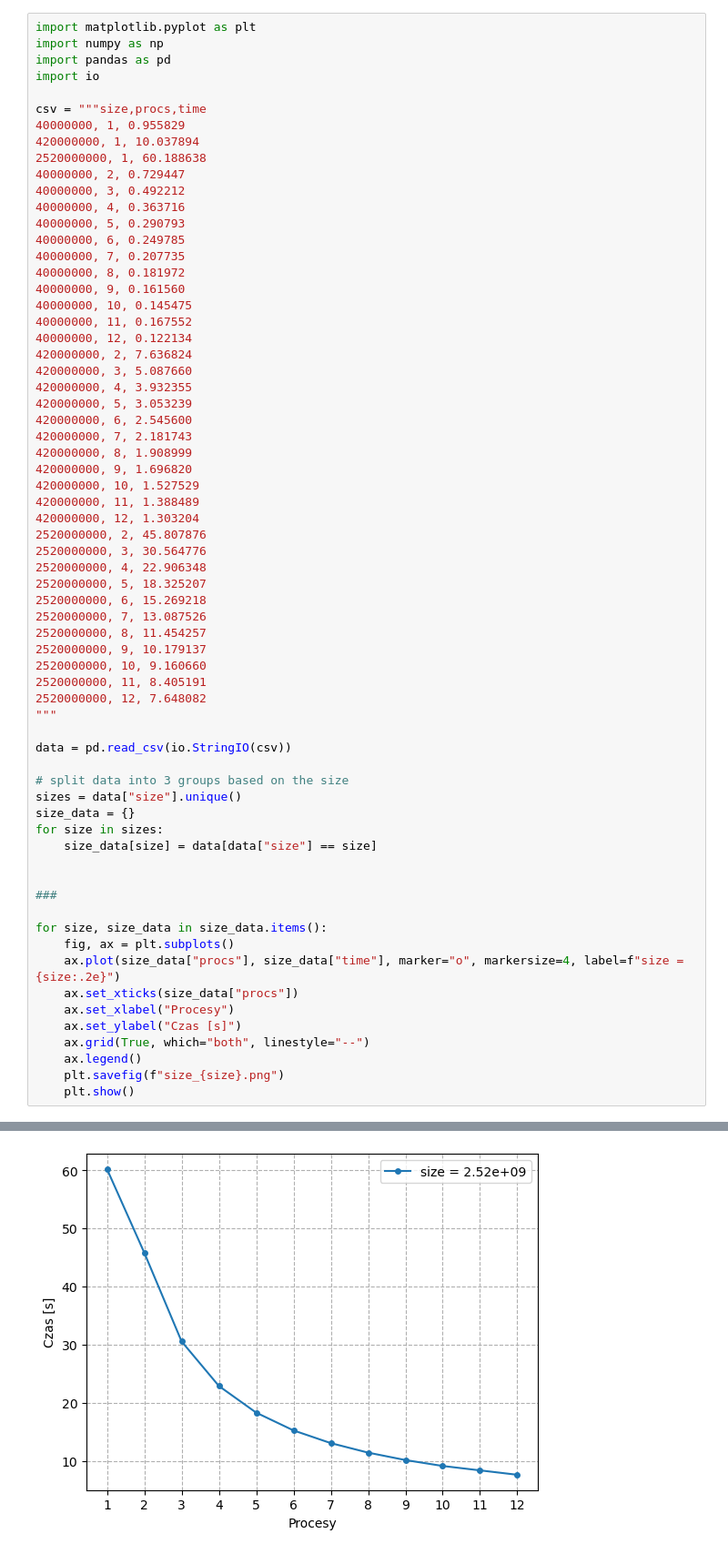
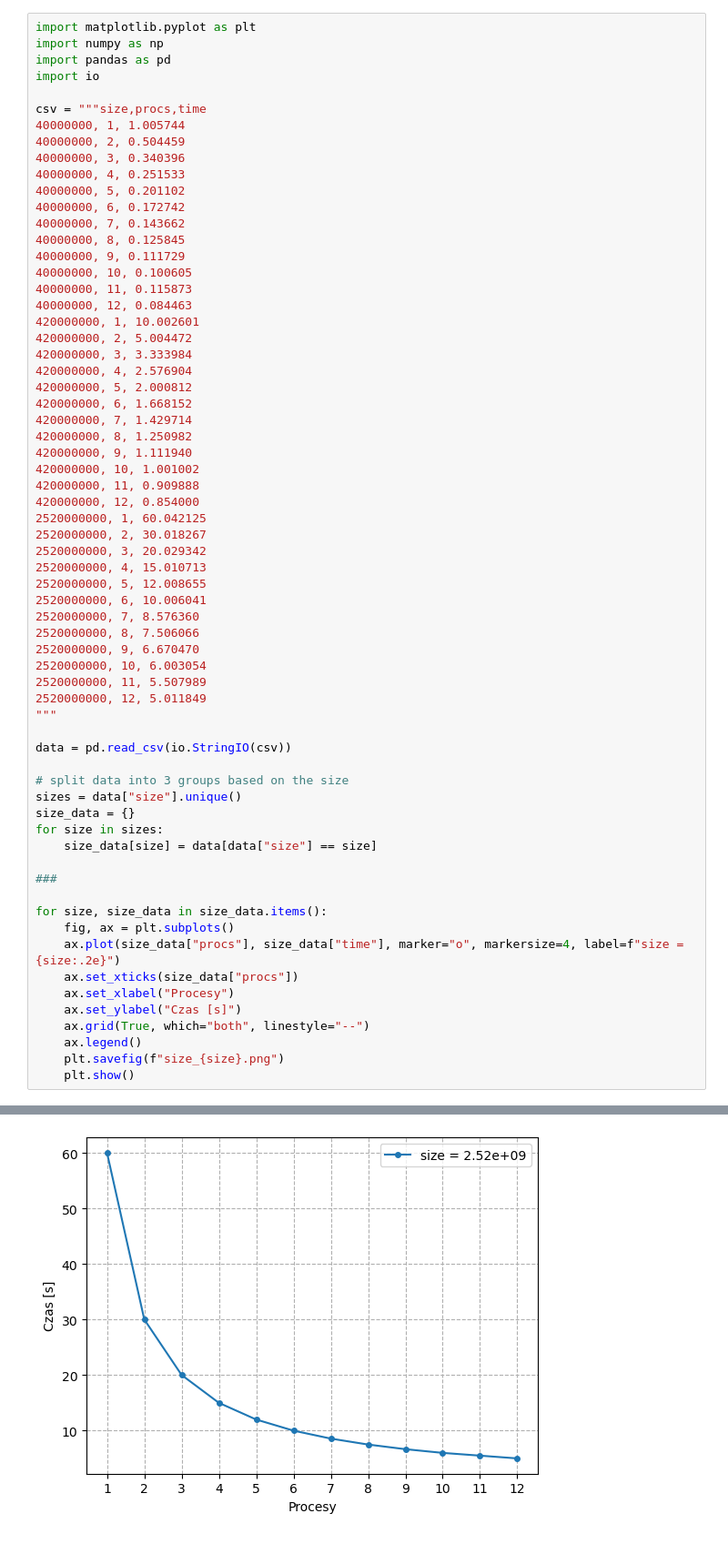
Before and after one commit to kappa243/parallel_computing_agh, a Jupyter notebook: lab2/plots.ipynb, the cells around one changed output, grey strips where cells are left out. Shown at 91% size. Drawn from its saved outputs; the diff is of its cells as text.

```diff
--- a/lab2/plots.ipynb
+++ b/lab2/plots.ipynb
@@ -5,42 +5,42 @@ import pandas as pd
 import io
 
 csv = """size,procs,time
-40000000, 1, 0.955829
-420000000, 1, 10.037894
-2520000000, 1, 60.188638
-40000000, 2, 0.729447
-40000000, 3, 0.492212
-40000000, 4, 0.363716
-40000000, 5, 0.290793
-40000000, 6, 0.249785
-40000000, 7, 0.207735
-40000000, 8, 0.181972
-40000000, 9, 0.161560
-40000000, 10, 0.145475
-40000000, 11, 0.167552
-40000000, 12, 0.122134
-420000000, 2, 7.636824
-420000000, 3, 5.087660
-420000000, 4, 3.932355
-420000000, 5, 3.053239
-420000000, 6, 2.545600
-420000000, 7, 2.181743
-420000000, 8, 1.908999
-420000000, 9, 1.696820
-420000000, 10, 1.527529
-420000000, 11, 1.388489
-420000000, 12, 1.303204
-2520000000, 2, 45.807876
-2520000000, 3, 30.564776
-2520000000, 4, 22.906348
-2520000000, 5, 18.325207
-2520000000, 6, 15.269218
-2520000000, 7, 13.087526
-2520000000, 8, 11.454257
-2520000000, 9, 10.179137
-2520000000, 10, 9.160660
-2520000000, 11, 8.405191
-2520000000, 12, 7.648082
+40000000, 1, 1.005744
+40000000, 2, 0.504459
+40000000, 3, 0.340396
+40000000, 4, 0.251533
+40000000, 5, 0.201102
+40000000, 6, 0.172742
+40000000, 7, 0.143662
+40000000, 8, 0.125845
+40000000, 9, 0.111729
+40000000, 10, 0.100605
+40000000, 11, 0.115873
+40000000, 12, 0.084463
+420000000, 1, 10.002601
+420000000, 2, 5.004472
+420000000, 3, 3.333984
+420000000, 4, 2.576904
+420000000, 5, 2.000812
+420000000, 6, 1.668152
+420000000, 7, 1.429714
+420000000, 8, 1.250982
+420000000, 9, 1.111940
+420000000, 10, 1.001002
+420000000, 11, 0.909888
+420000000, 12, 0.854000
+2520000000, 1, 60.042125
+2520000000, 2, 30.018267
+2520000000, 3, 20.029342
+2520000000, 4, 15.010713
+2520000000, 5, 12.008655
+2520000000, 6, 10.006041
+2520000000, 7, 8.576360
+2520000000, 8, 7.506066
+2520000000, 9, 6.670470
+2520000000, 10, 6.003054
+2520000000, 11, 5.507989
+2520000000, 12, 5.011849
 """
 
 data = pd.read_csv(io.StringIO(csv))
@@ -50,7 +50,6 @@ sizes = data["size"].unique()
 size_data = {}
 for size in sizes:
     size_data[size] = data[data["size"] == size]
-
 
 ###
 
@@ -70 +69 @@ for size, size_data in size_data.items():
-[figure, old version]
+[figure, new version]
```
Also changed, not shown: parts of 1 cell of this notebook, 15 other files.
